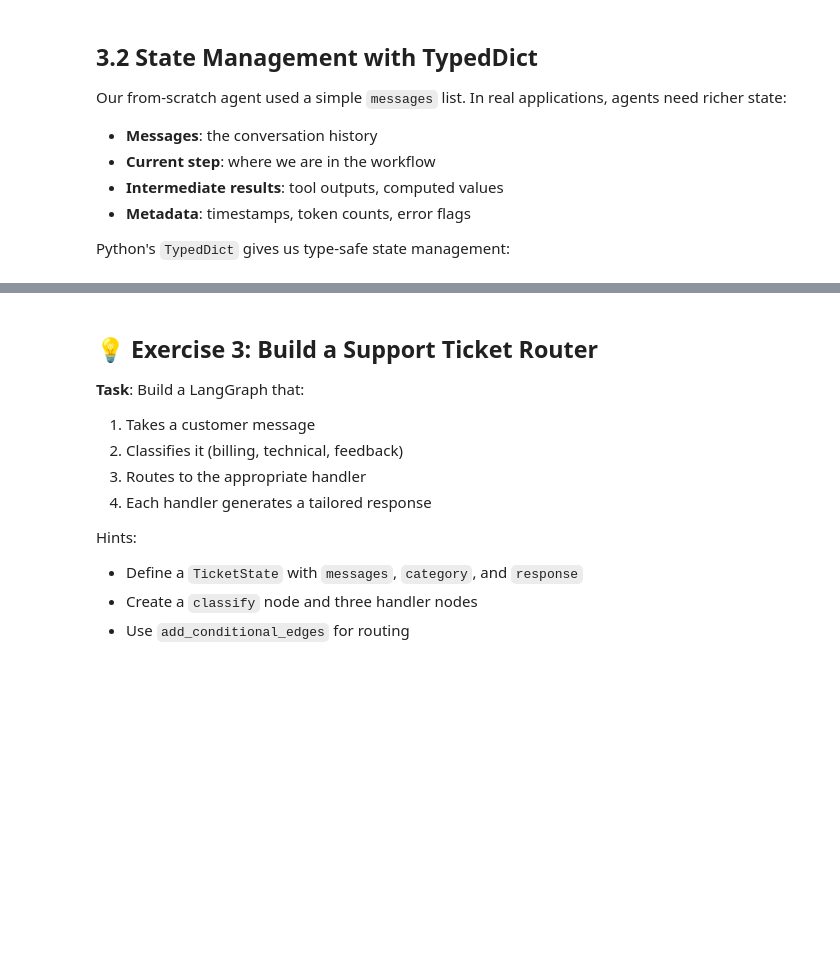
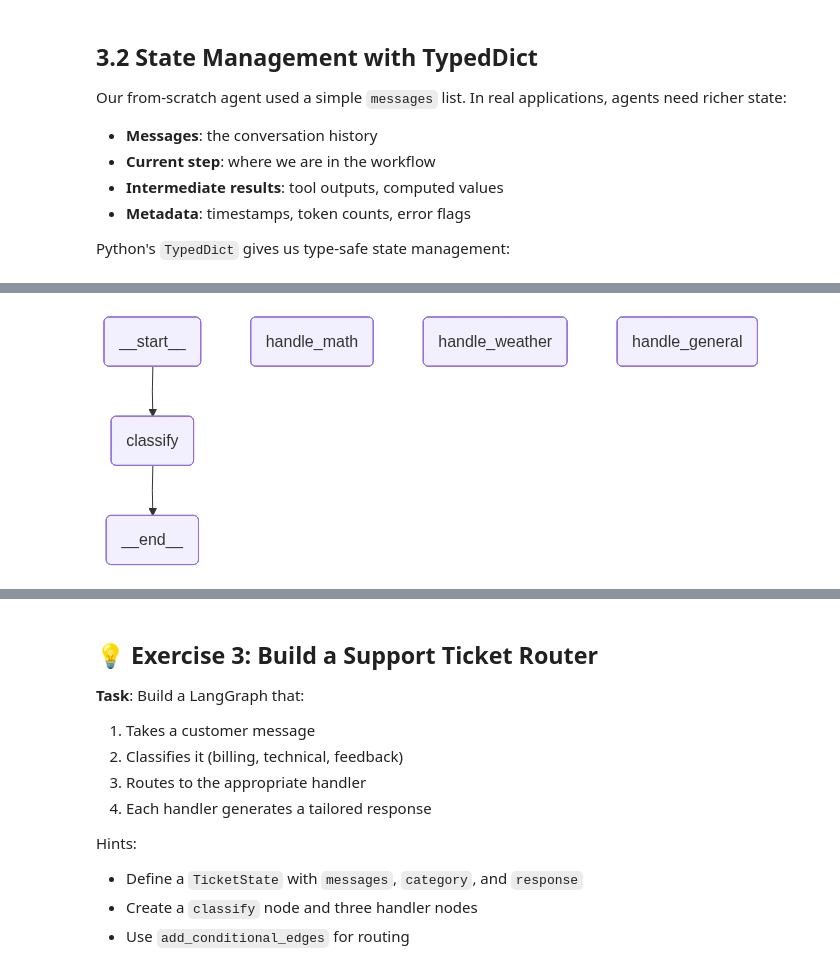
Before and after one commit to pmoschos/ai-for-developers, a Jupyter notebook: ai-part/module_05_agents/03_agent_loops_and_core_architecture_create_ag.ipynb, the cells around one changed output, grey strips where cells are left out. Cells and saved outputs as stored; diff of their text form; code cells hidden in the pictures; blank space fills up the shorter version.

```diff
--- a/ai-part/module_05_agents/03_agent_loops_and_core_architecture_create_ag.ipynb
+++ b/ai-part/module_05_agents/03_agent_loops_and_core_architecture_create_ag.ipynb
@@ -206,0 +290,21 @@ Core concepts:
+# %%
+test_messages = [
+    "I just got promoted at work! So exited!",
+    "My compter crashed and i lost all my work...",
+    "What time is the meeting tomorrow?"
+]
+
+for msg in test_messages:
+    print(f'\n{"-"*60}')
+    print(f"User: {msg}")
+
+    result = app.invoke(
+        {
+            "messages": [HumanMessage(content=msg)],
+            "sentiment": '',
+            "response_count":0
+        }
+    )
+
+    print(f"Sentiment: {result['sentiment']}")
+    print(f"Response: {result['messages'][-1].content}")
@@ -212,0 +410,4 @@ Real agents don't follow a fixed path. They make **decisions** at each step. Lan
+# %%
+display(Image(router_app.get_graph().draw_mermaid_png()))
+# %% [output]
+[figure, added]
```
Also changed, not shown: parts of 12 cells of this notebook, 2 other files.
